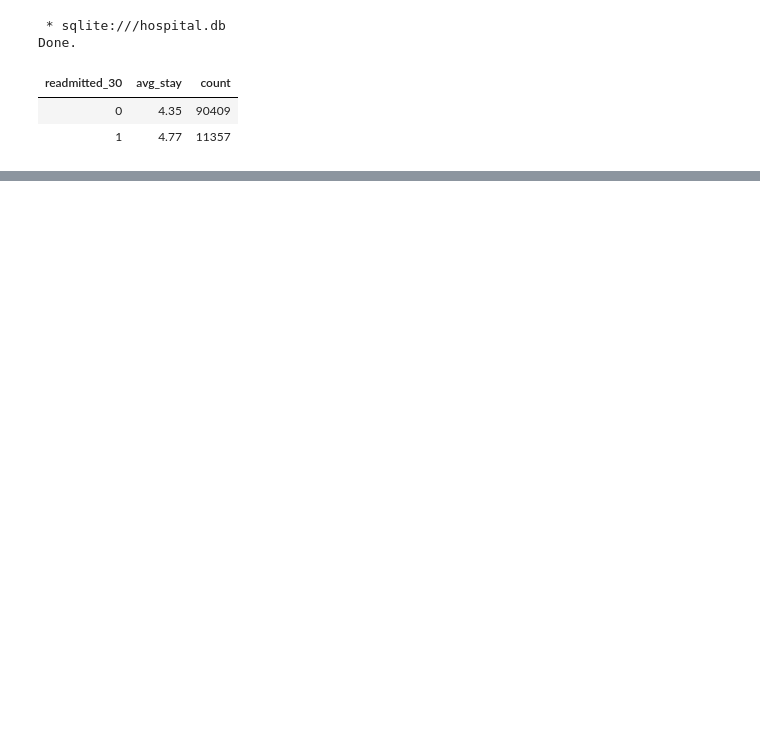
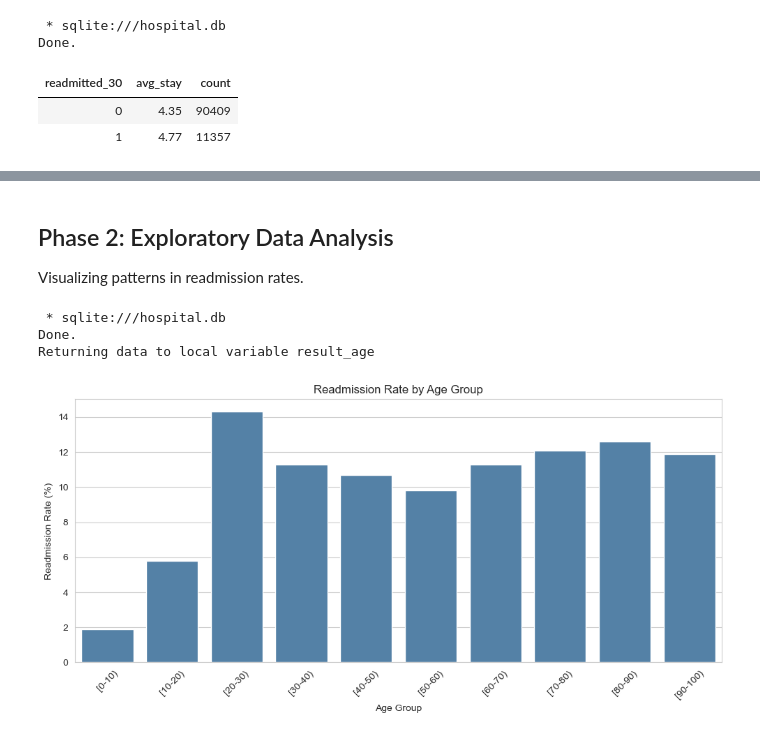
Before and after one commit to ZAKXIES2006/Readmission-Risk-Predictor, a Jupyter notebook: Hospital_Readmission_Predictor.ipynb, the cells around one changed output, grey strips where cells are left out. Drawn from its saved outputs; the diff is of its cells as text; code cells hidden in the pictures; blank space fills up the shorter version.

```diff
--- a/Hospital_Readmission_Predictor.ipynb
+++ b/Hospital_Readmission_Predictor.ipynb
@@ -33,6 +23,11 @@ df.head()
 | 4 | 16680 | 42519267 | Caucasian | Male | [40-50) | ? | 1 | ... |
 5 rows × 50 columns
 # %%
-print(df.columns.tolist())
-print(f"\nTotal rows: {len(df)}")
-print(f"Total columns: {len(df.columns)}")
+import pandas as pd
+import numpy as np
+import sqlite3
+import matplotlib.pyplot as plt
+import seaborn as sns
+import warnings
+warnings.filterwarnings('ignore')
+sns.set_style('whitegrid')
@@ -216,0 +233,27 @@ Done.
+# %% [markdown]
+## Phase 2: Exploratory Data Analysis
+Visualizing patterns in readmission rates.
+# %%
+%%sql result_age <<
+SELECT age,
+       ROUND(AVG(readmitted_30) * 100, 1) as readmission_rate
+FROM encounters
+GROUP BY age
+ORDER BY age
+# %% [output]
+ * sqlite:///hospital.db
+Done.
+Returning data to local variable result_age
+# %%
+age_df = result_age.DataFrame()
+
+plt.figure(figsize=(10, 5))
+sns.barplot(data=age_df, x='age', y='readmission_rate', color='steelblue')
+plt.title('Readmission Rate by Age Group')
+plt.xlabel('Age Group')
+plt.ylabel('Readmission Rate (%)')
+plt.xticks(rotation=45)
+plt.tight_layout()
+plt.show()
+# %% [output]
+[figure, added]
```
Also changed, not shown: parts of 29 cells of this notebook, 1 other file.
